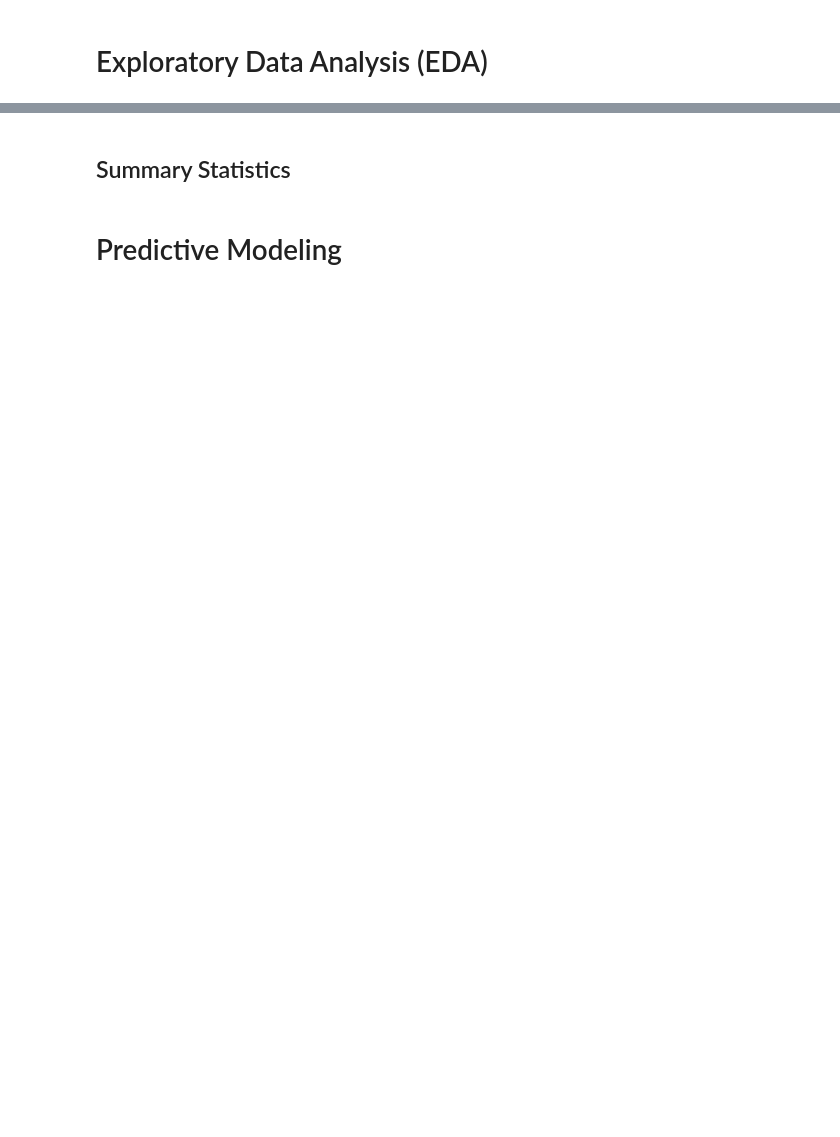
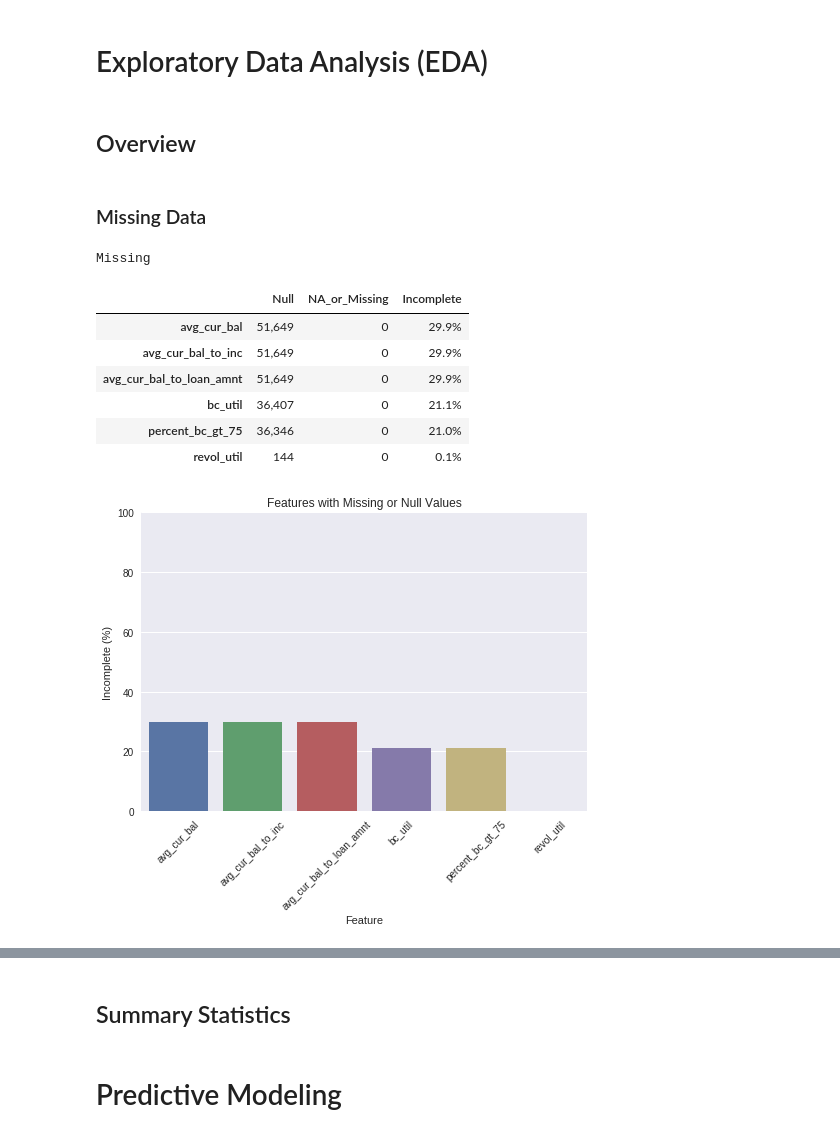
Before and after one commit to vnaidu/loan-default-classifier, a Jupyter notebook: loan-status.ipynb, the cells around one changed output, grey strips where cells are left out. Cells and saved outputs as stored; diff of their text form; code cells hidden in the pictures; blank space fills up the shorter version.

```diff
--- a/loan-status.ipynb
+++ b/loan-status.ipynb
@@ -135,6 +135,13 @@ def plot_incomplete_stats(incomplete_stats, ylim_range=(0, 100)):
           title='Features with Missing or Null Values',
           ylim=ylim_range)
     plt.show()
+
+def incomplete_data_report(dataset, display_stats=True, plot=True):
+    incomplete_stats = calc_incomplete_stats(dataset)
+    if display_stats:
+        display_incomplete_stats(incomplete_stats)
+    if plot:
+        plot_incomplete_stats(incomplete_stats)
 # %%
 incomplete_stats = load_dataset().pipe(calc_incomplete_stats)
 display_incomplete_stats(incomplete_stats)
@@ -173,6 +180,8 @@ plot_incomplete_stats(incomplete_stats)
     5. Convert to float
 # %%
 def clean_data(lc):
+    lc = lc.dropna(axis=1, thresh=1)
+
     dt_features = ['earliest_cr_line', 'issue_d']
     lc[dt_features] = lc[dt_features].apply(
         lambda col: pd.to_datetime(col, format='%Y-%m-%d'), axis=0)
@@ -240,8 +249,7 @@ dataset = load_dataset().pipe(clean_data).pipe(add_features)
 def drop_features(lc):
     target_leaks = ['recoveries', 'issue_d']
     other_features = ['earliest_cr_line', 'acc_open_past_24mths', 'addr_state']
-    incomplete_features = list(lc.columns[lc.isnull().sum()/len(lc) == 1])
-    to_drop = target_leaks + other_features + incomplete_features
+    to_drop = target_leaks + other_features
     return lc.drop(to_drop, axis=1)
 # %%
 dataset = load_dataset().pipe(clean_data).pipe(add_features).pipe(drop_features)
@@ -249,0 +286,20 @@ dataset = load_dataset().pipe(clean_data).pipe(add_features).pipe(drop_features)
+# %% [markdown]
+## Overview
+# %% [markdown]
+### Missing Data
+# %%
+(load_dataset()
+ .pipe(clean_data)
+ .pipe(add_features)
+ .pipe(drop_features)
+ .pipe(incomplete_data_report))
+# %% [output]
+Missing
+|  | Null | NA_or_Missing | Incomplete |
+| avg_cur_bal | 51,649 | 0 | 29.9% |
+| avg_cur_bal_to_inc | 51,649 | 0 | 29.9% |
+| avg_cur_bal_to_loan_amnt | 51,649 | 0 | 29.9% |
+| bc_util | 36,407 | 0 | 21.1% |
+| percent_bc_gt_75 | 36,346 | 0 | 21.0% |
+| revol_util | 144 | 0 | 0.1% |
+[figure, added]
```
Also changed, not shown: parts of 12 cells of this notebook.
